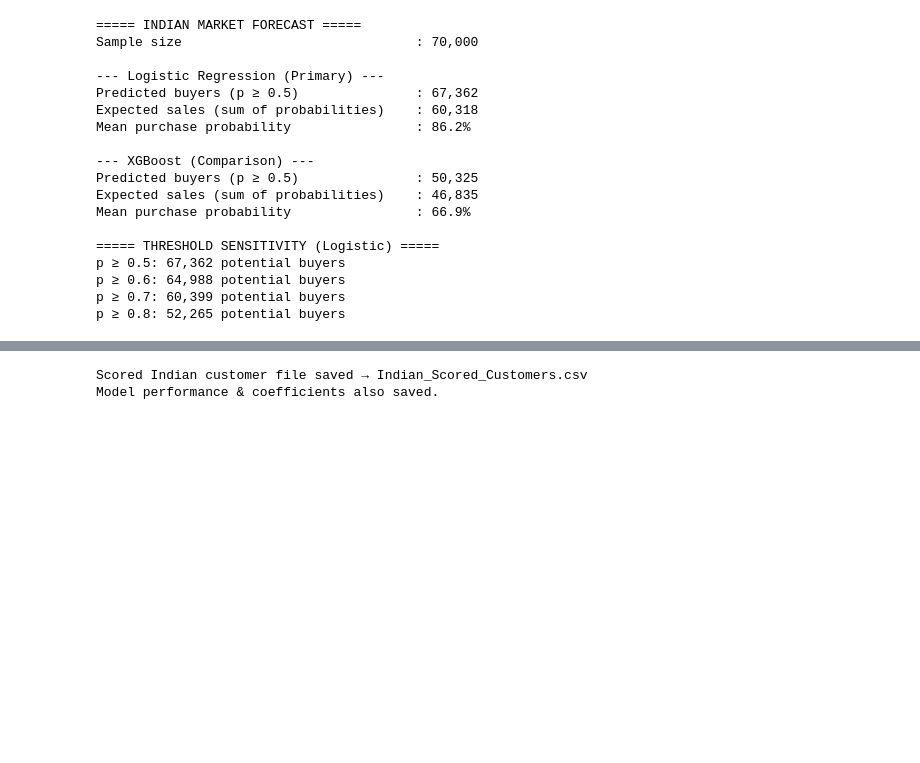
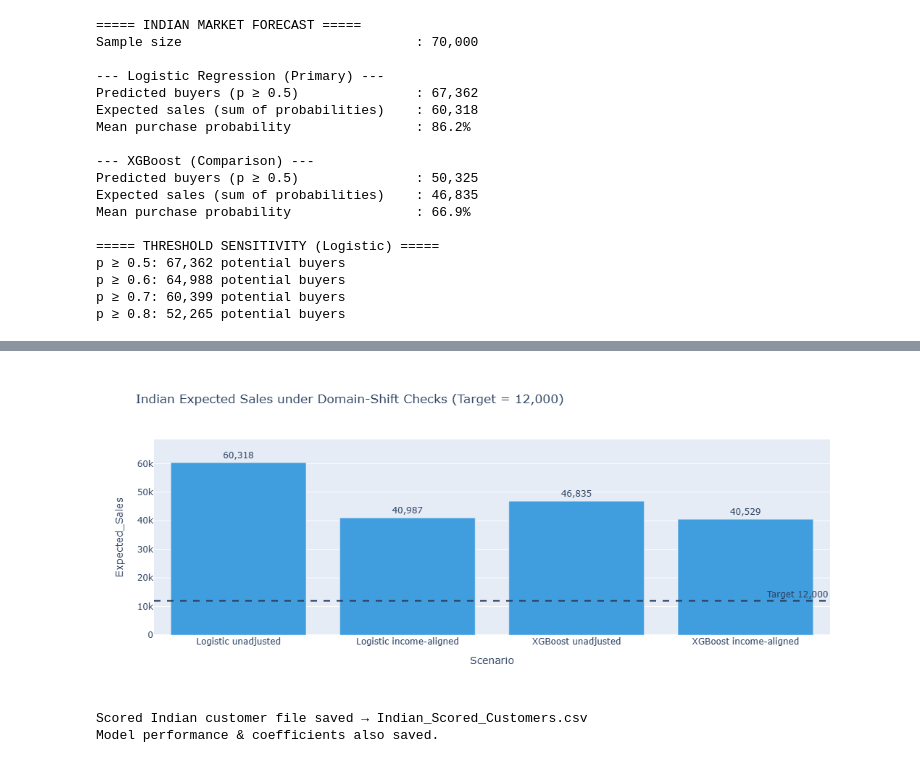
Before and after one commit to satya-suraj-pedada-ds/Market-Analysis-ABG-MOTORS, a Jupyter notebook: notebook/ABG-Motors-India-Market-Entry-Propensity-Analysis.ipynb, the cells around one changed output, grey strips where cells are left out. Drawn from its saved outputs; the diff is of its cells as text; code cells hidden in the pictures; blank space fills up the shorter version.

```diff
--- a/notebook/ABG-Motors-India-Market-Entry-Propensity-Analysis.ipynb
+++ b/notebook/ABG-Motors-India-Market-Entry-Propensity-Analysis.ipynb
@@ -501,3 +593,29 @@ fig_seg.show()
+# %%
+# Domain-shift comparison
+cmp = pd.DataFrame({
+    'Scenario': [
+        'Logistic unadjusted',
+        'Logistic income-aligned',
+        'XGBoost unadjusted',
+        'XGBoost income-aligned'
+    ],
+    'Expected_Sales': [
+        ind['proba_logreg'].sum(),
+        ind['proba_logreg_aligned'].sum(),
+        ind['proba_xgb'].sum(),
+        ind['proba_xgb_aligned'].sum()
+    ]
+})
+fig_shift = px.bar(
+    cmp, x='Scenario', y='Expected_Sales', text='Expected_Sales',
+    title='Indian Expected Sales under Domain-Shift Checks (Target = 12,000)'
+)
+fig_shift.update_traces(texttemplate='%{text:,.0f}', textposition='outside',marker_color='#419ede')
+fig_shift.add_hline(y=12000, line_dash='dash', annotation_text='Target 12,000')
+fig_shift.update_layout(height=450)
+fig_shift.show()
+# %% [output]
+[figure, added]
 # %%
 # --------------------------------------------------------------
 # 13. SAVE OUTPUTS
```
Also changed, not shown: parts of 15 cells of this notebook.
